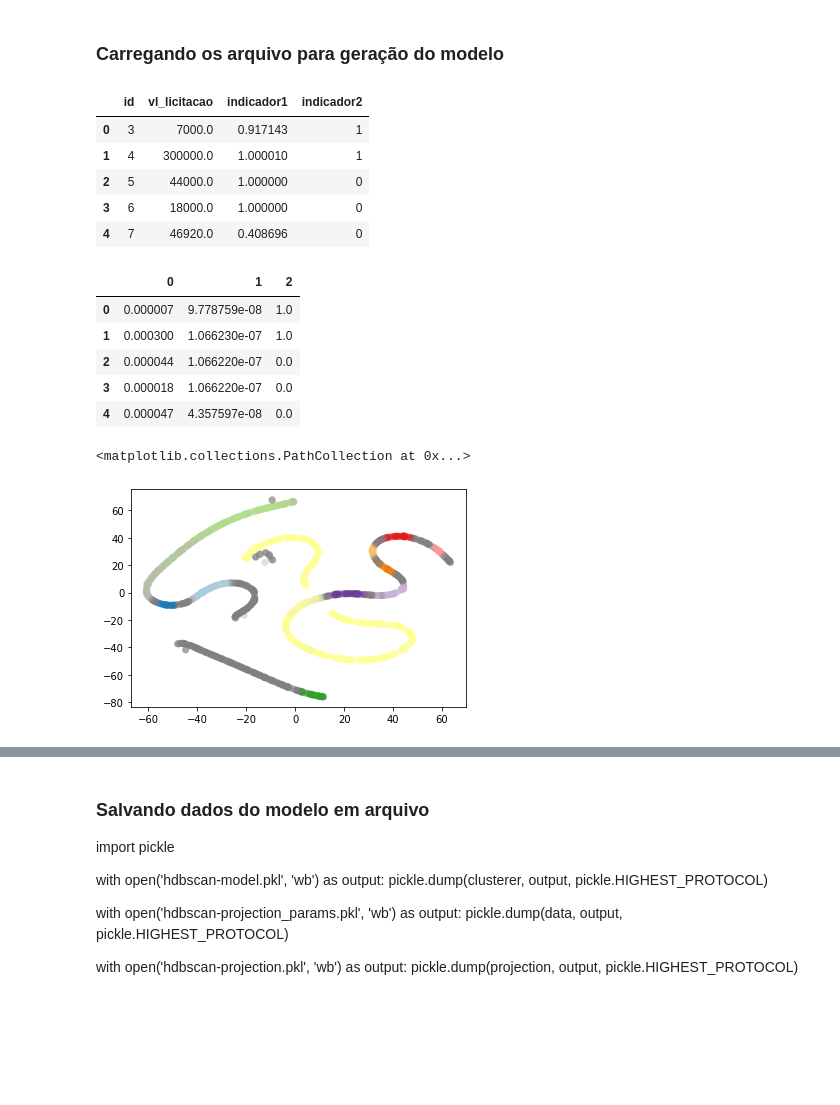
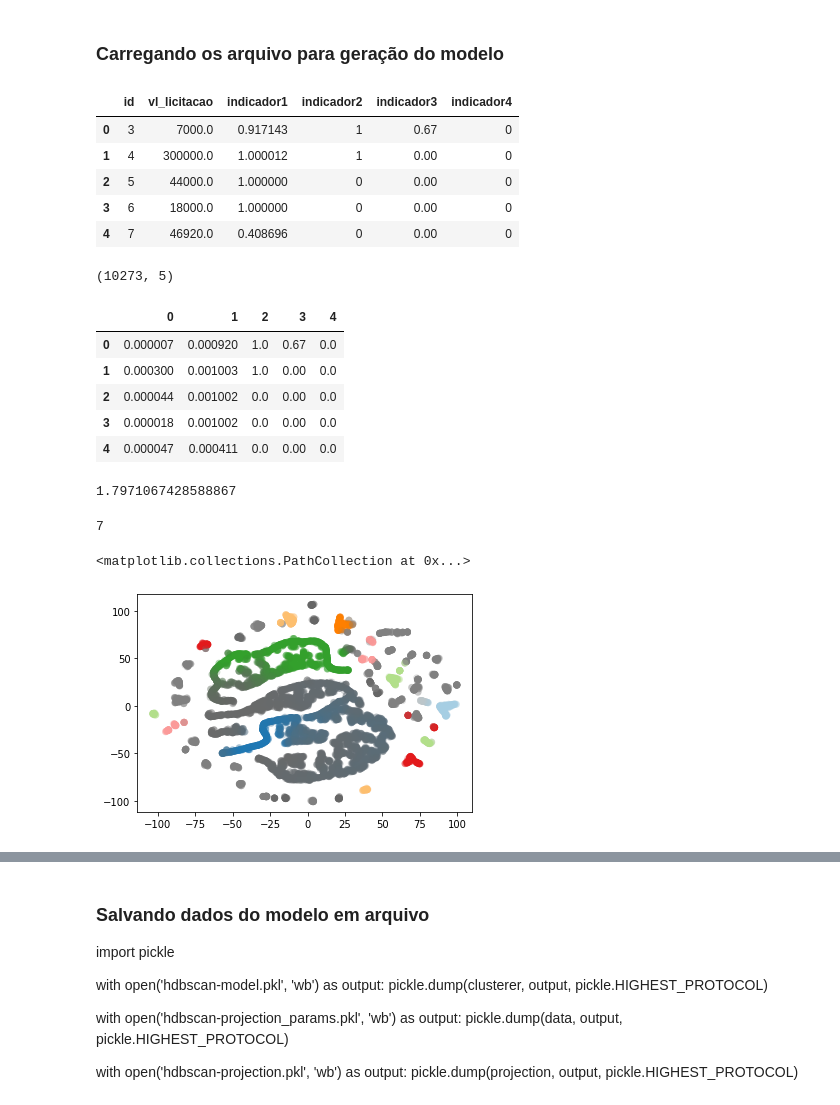
Before and after one commit to DenisAraujo68/hackFestRS, a Jupyter notebook: jupyter/HackFestRS-clustering.ipynb, the cells around one changed output, grey strips where cells are left out. Saved outputs shown, nothing was run; the diff lists cells and outputs as text; code cells hidden in the pictures; blank space fills up the shorter version.

Commit message:
Últimos ajustes para o road show, pós pitch.

```diff
--- a/jupyter/HackFestRS-clustering.ipynb
+++ b/jupyter/HackFestRS-clustering.ipynb
@@ -9,55 +9,73 @@ import seaborn as sns
 %matplotlib inline
 # %%
 # Carrega no Dataframe somente os dados que serão usados para treinar o modelo
-df_csv = pd.read_csv('indicadores2-07-11.csv')[['id','vl_licitacao','indicador1','indicador2']]
+lista_indicadores = ['vl_licitacao','indicador1','indicador2','indicador3','indicador4']
+df_csv = pd.read_csv('indicadores6.csv')[['id','vl_licitacao',
+                                          'indicador1','indicador2','indicador3','indicador4']]
 # %%
 # Visualizando algumas linhas iniciais dos dados carregados
 df_csv[:5]
 # %% [output]
-|  | id | vl_licitacao | indicador1 | indicador2 |
-| 0 | 3 | 7000.0 | 0.917143 | 1 |
-| 1 | 4 | 300000.0 | 1.000010 | 1 |
-| 2 | 5 | 44000.0 | 1.000000 | 0 |
-| 3 | 6 | 18000.0 | 1.000000 | 0 |
-| 4 | 7 | 46920.0 | 0.408696 | 0 |
+|  | id | vl_licitacao | indicador1 | indicador2 | indicador3 | indicador4 |
+| 0 | 3 | 7000.0 | 0.917143 | 1 | 0.67 | 0 |
+| 1 | 4 | 300000.0 | 1.000012 | 1 | 0.00 | 0 |
+| 2 | 5 | 44000.0 | 1.000000 | 0 | 0.00 | 0 |
+| 3 | 6 | 18000.0 | 1.000000 | 0 | 0.00 | 0 |
+| 4 | 7 | 46920.0 | 0.408696 | 0 | 0.00 | 0 |
 # %%
 # Buscando dados para cluster
-df=df_csv[['vl_licitacao','indicador1','indicador2']]
+df=df_csv[lista_indicadores ]
+df.shape
+# %% [output]
+(10273, 5)
 # %%
 #### Desativando o scaling dos dados
 from sklearn import preprocessing
 
-df=df_csv[['vl_licitacao','indicador1','indicador2']]
+df=df_csv[lista_indicadores]
 min_max_scaler = preprocessing.MinMaxScaler()
 scaled_array = min_max_scaler.fit_transform(df.values.astype(float))
 df_normalized = pd.DataFrame(scaled_array)
 df_normalized[:5]
 # %% [output]
-|  | 0 | 1 | 2 |
-| 0 | 0.000007 | 9.778759e-08 | 1.0 |
-| 1 | 0.000300 | 1.066230e-07 | 1.0 |
-| 2 | 0.000044 | 1.066220e-07 | 0.0 |
-| 3 | 0.000018 | 1.066220e-07 | 0.0 |
-| 4 | 0.000047 | 4.357597e-08 | 0.0 |
+|  | 0 | 1 | 2 | 3 | 4 |
+| 0 | 0.000007 | 0.000920 | 1.0 | 0.67 | 0.0 |
+| 1 | 0.000300 | 0.001003 | 1.0 | 0.00 | 0.0 |
+| 2 | 0.000044 | 0.001002 | 0.0 | 0.00 | 0.0 |
+| 3 | 0.000018 | 0.001002 | 0.0 | 0.00 | 0.0 |
+| 4 | 0.000047 | 0.000411 | 0.0 | 0.00 | 0.0 |
+# %%
+# Cronometrando tempo para treinamento do modelo
+import time
+
+data = df_normalized.to_numpy()
+start_time = time.time()
+clusterer = hdbscan.HDBSCAN(
+    min_cluster_size=160,
+    prediction_data=True,
+    cluster_selection_method='eom').fit(data)
+time.time() - start_time
+# %% [output]
+1.7971067428588867
+# %%
+max(clusterer.labels_)
+# %% [output]
+7
 # %%
-# Treinando o modelo
-data = df_normalized.to_numpy()
-clusterer = hdbscan.HDBSCAN(min_cluster_size=35, prediction_data=True).fit(data)
-
 # Visualizando os dados após clusterização
 from sklearn.manifold import TSNE
 projection = TSNE().fit_transform(data)
 
-color_palette = sns.color_palette('Paired', 12)
+color_palette = sns.color_palette('Paired', 16)
 cluster_colors = [color_palette[x] if x >= 0
                   else (0.5, 0.5, 0.5)
                   for x in clusterer.labels_]
 cluster_member_colors = [sns.desaturate(x, p) for x, p in
                          zip(cluster_colors, clusterer.probabilities_)]
 plt.scatter(*projection.T, s=50, linewidth=0, c=cluster_member_colors, alpha=0.25)
 # %% [output]
 <matplotlib.collections.PathCollection at 0x...>
-[figure, old version]
+[figure, new version]
 # %%
 df_clusterized = pd.DataFrame({'Id': df_csv['id'] ,'Grupo': clusterer.labels_, 'Prob': clusterer.probabilities_})
 df_clusterized.to_csv("clusterized.csv")
```
Also changed, not shown: parts of 2 cells of this notebook, 11 other files.
